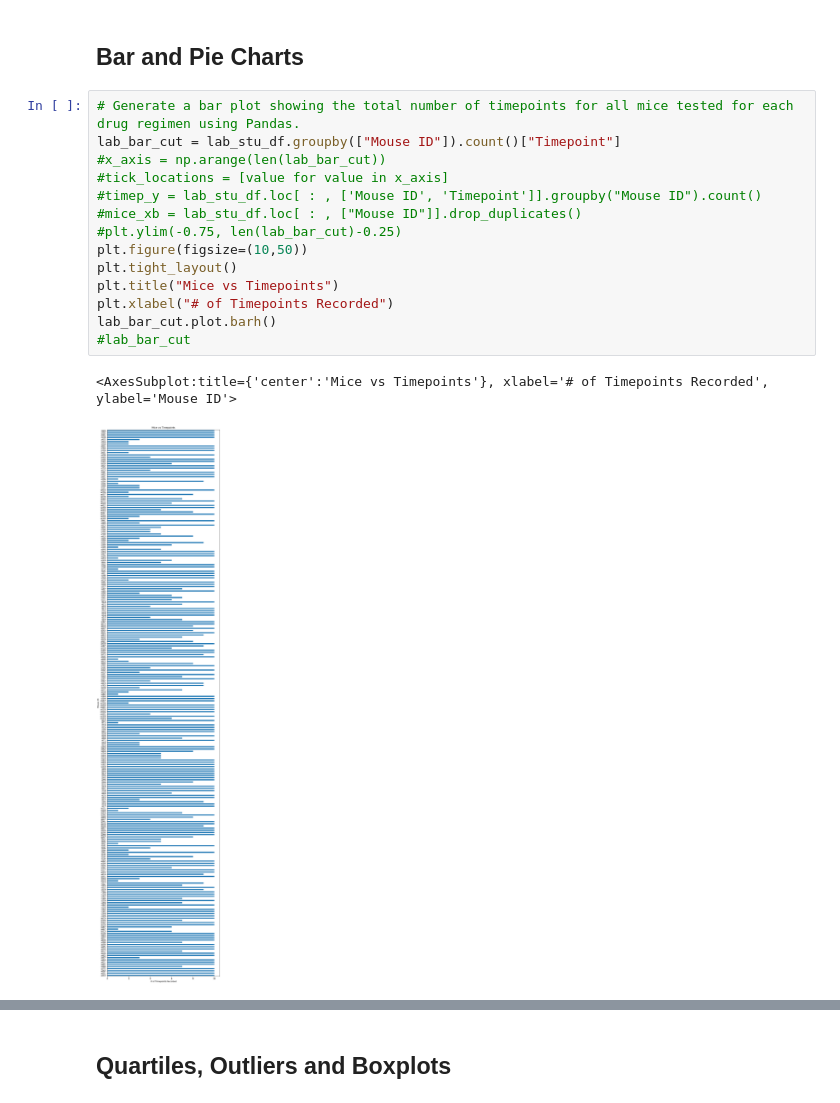
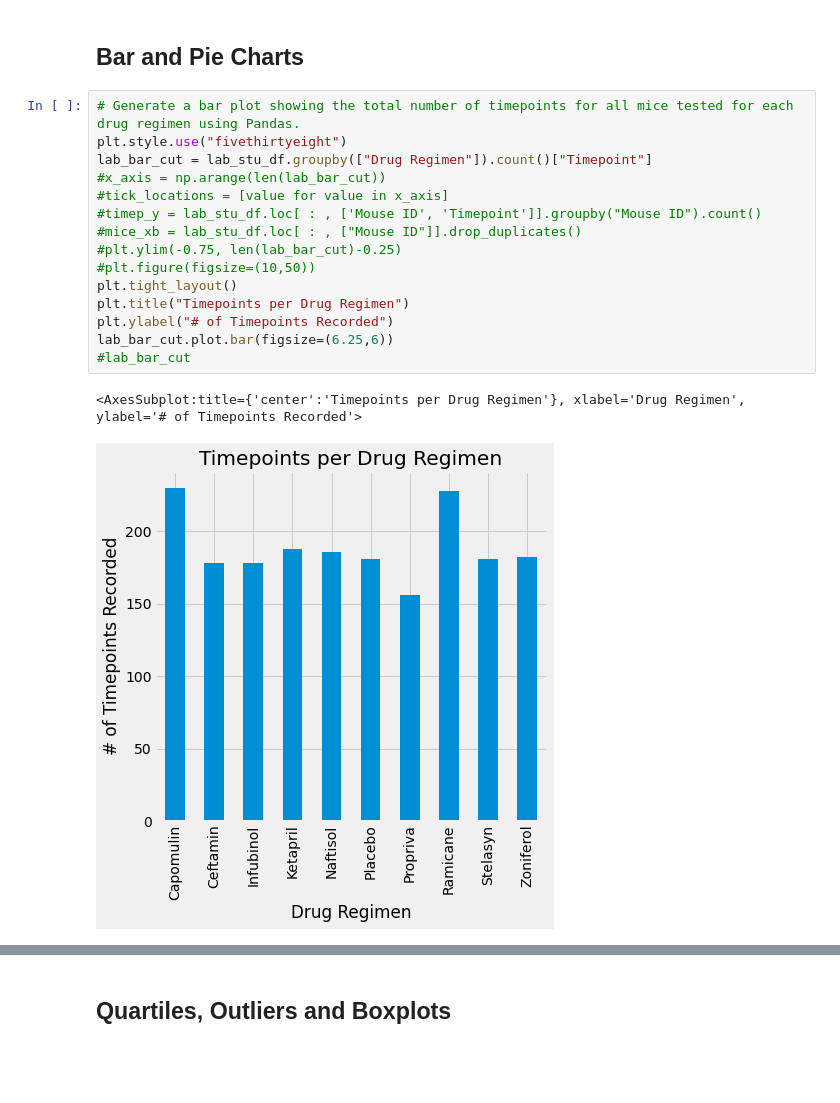
Before and after one commit to CBPher24/MatPlotLib_Challenge, a Jupyter notebook: Pymaceuticals/pymaceuticals_starter.ipynb, the cells around one changed output, grey strips where cells are left out. Drawn from its saved outputs; the diff is of its cells as text; blank space fills up the shorter version.

Commit message:
got the output for bar and pie charts just need to clean after doing others

```diff
--- a/Pymaceuticals/pymaceuticals_starter.ipynb
+++ b/Pymaceuticals/pymaceuticals_starter.ipynb
@@ -144,21 +144,22 @@ lab_stu_mdf.loc[ : , ["Drug Regimen", "Tumor Volume (mm3)"]].groupby("Drug Regim
 ## Bar and Pie Charts
 # %%
 # Generate a bar plot showing the total number of timepoints for all mice tested for each drug regimen using Pandas.
-lab_bar_cut = lab_stu_df.groupby(["Mouse ID"]).count()["Timepoint"]
+plt.style.use("fivethirtyeight")
+lab_bar_cut = lab_stu_df.groupby(["Drug Regimen"]).count()["Timepoint"]
 #x_axis = np.arange(len(lab_bar_cut))
 #tick_locations = [value for value in x_axis]
 #timep_y = lab_stu_df.loc[ : , ['Mouse ID', 'Timepoint']].groupby("Mouse ID").count()
 #mice_xb = lab_stu_df.loc[ : , ["Mouse ID"]].drop_duplicates()
 #plt.ylim(-0.75, len(lab_bar_cut)-0.25)
-plt.figure(figsize=(10,50))
+#plt.figure(figsize=(10,50))
 plt.tight_layout()
-plt.title("Mice vs Timepoints")
-plt.xlabel("# of Timepoints Recorded")
-lab_bar_cut.plot.barh()
+plt.title("Timepoints per Drug Regimen")
+plt.ylabel("# of Timepoints Recorded")
+lab_bar_cut.plot.bar(figsize=(6.25,6))
 #lab_bar_cut
 # %% [output]
-<AxesSubplot:title={'center':'Mice vs Timepoints'}, xlabel='# of Timepoints Recorded', ylabel='Mouse ID'>
+<AxesSubplot:title={'center':'Timepoints per Drug Regimen'}, xlabel='Drug Regimen', ylabel='# of Timepoints Recorded'>
-[figure, old version]
+[figure, new version]
 # %%
 # Generate a bar plot showing the total number of timepoints for all mice tested for each drug regimen using pyplot.
 # x_axis = np.arange(len(lab_stu_mdf))
```
Also changed, not shown: parts of 4 cells of this notebook.
